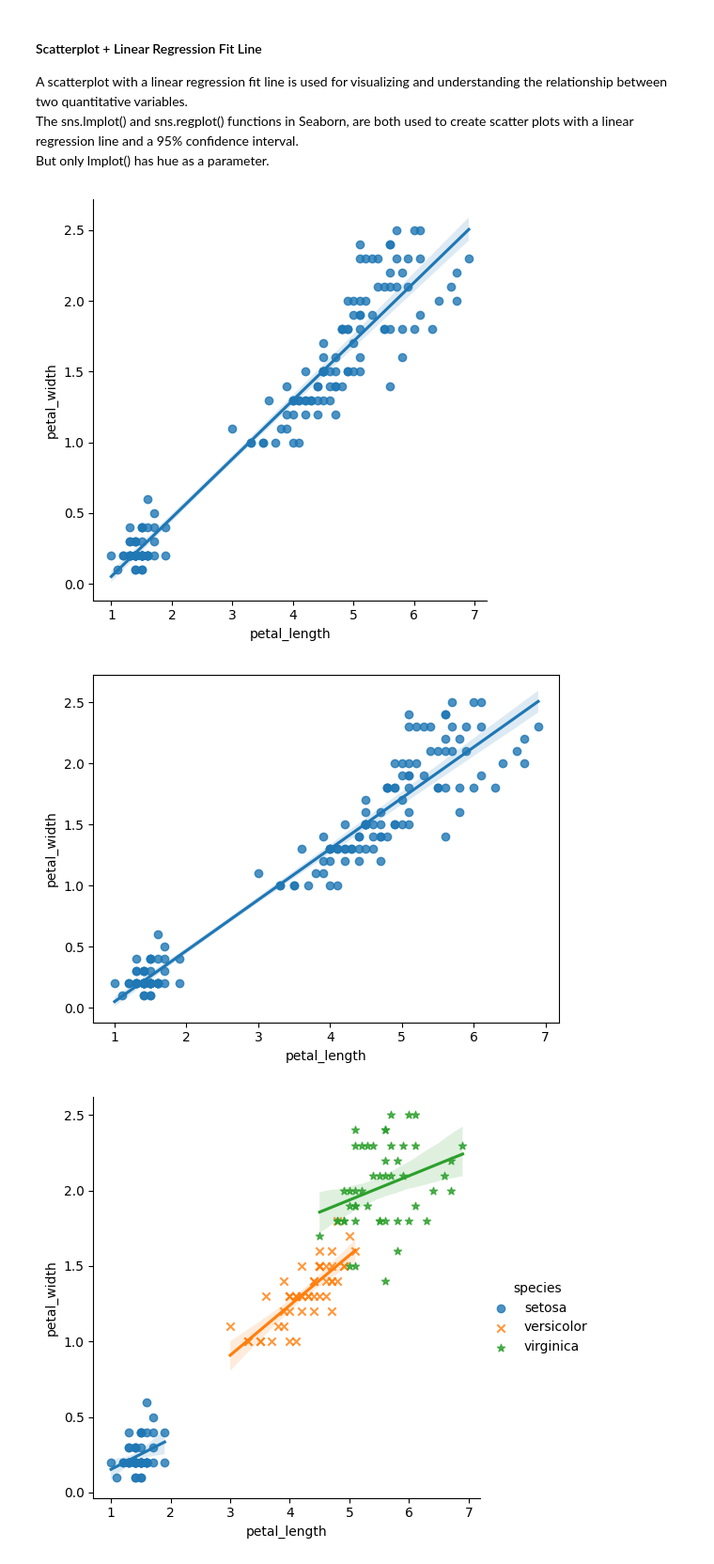
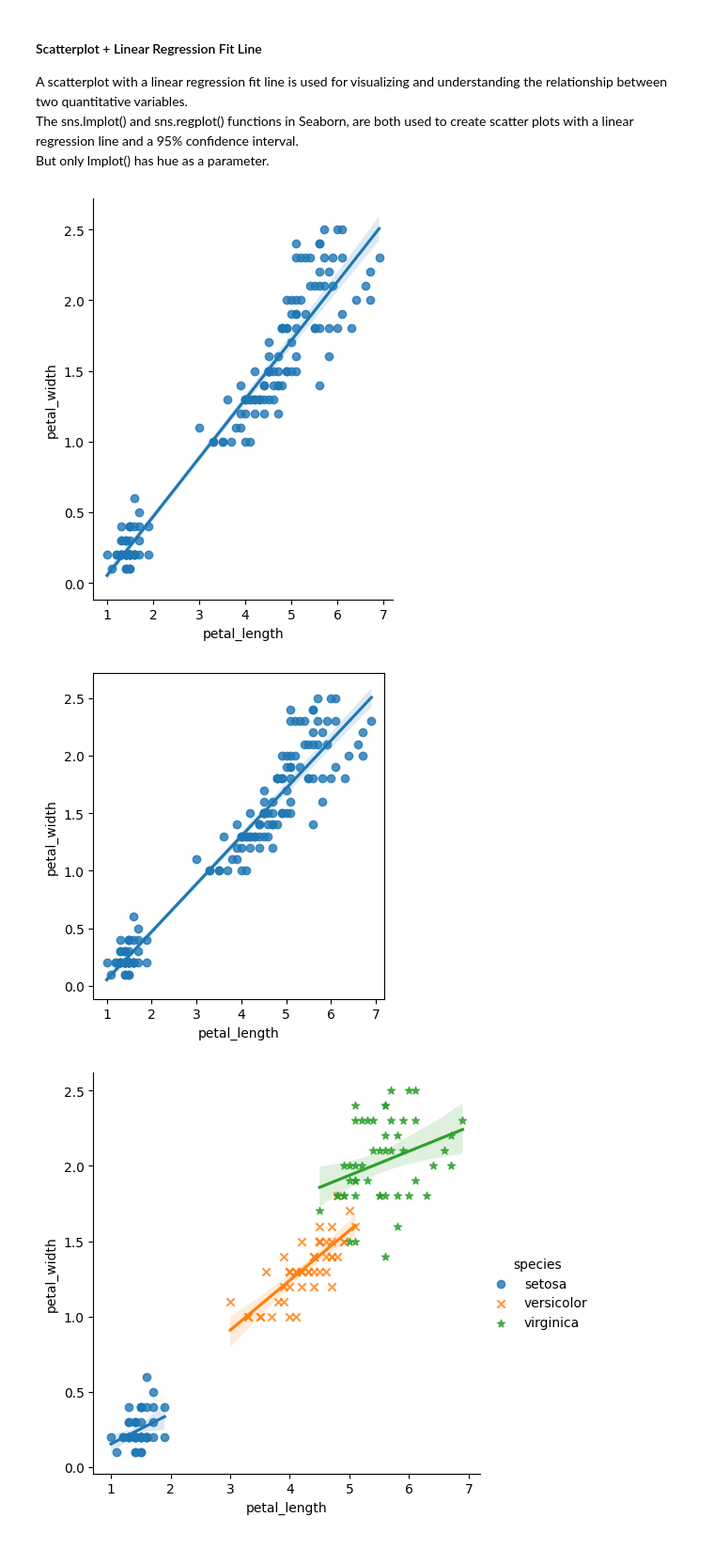
Before and after one commit to AlishaAng/EDA, a Jupyter notebook: Correlations.ipynb, the cells around one changed output. Shown: that part at 94% size. Cells and saved outputs as stored; diff of their text form; code cells hidden in the pictures.

```diff
--- a/Correlations.ipynb
+++ b/Correlations.ipynb
@@ -3,6 +8,7 @@ import pandas as pd
 import numpy as np
 import matplotlib.pyplot as plt
 import seaborn as sns
+plt.rcParams['figure.figsize'] = [4, 4.5]
 # %%
 df = sns.load_dataset("iris")
 # %%
@@ -46,14 +75,14 @@ A scatterplot with a linear regression fit line is used for visualizing and unde
 The sns.lmplot() and sns.regplot() functions in Seaborn, are both used to create scatter plots with a linear regression line and a 95% confidence interval. <br>
 But only lmplot() has hue as a parameter.
 # %%
-sns.lmplot(x="petal_length", y="petal_width", data=df);
+sns.lmplot(x="petal_length", y="petal_width", data=df, aspect=1.2/1.5);
 # %% [output]
-[figure, old version]
+[figure, new version]
 # %%
 
 sns.regplot(x="petal_length", y="petal_width", data=df);
 # %% [output]
-[figure, old version]
+[figure, new version]
 # %%
 sns.lmplot(x="petal_length", y="petal_width", data=df, hue='species', markers=["o", "x", "*"]);
 # %% [output]
```
Also changed, not shown: parts of 8 cells of this notebook.
